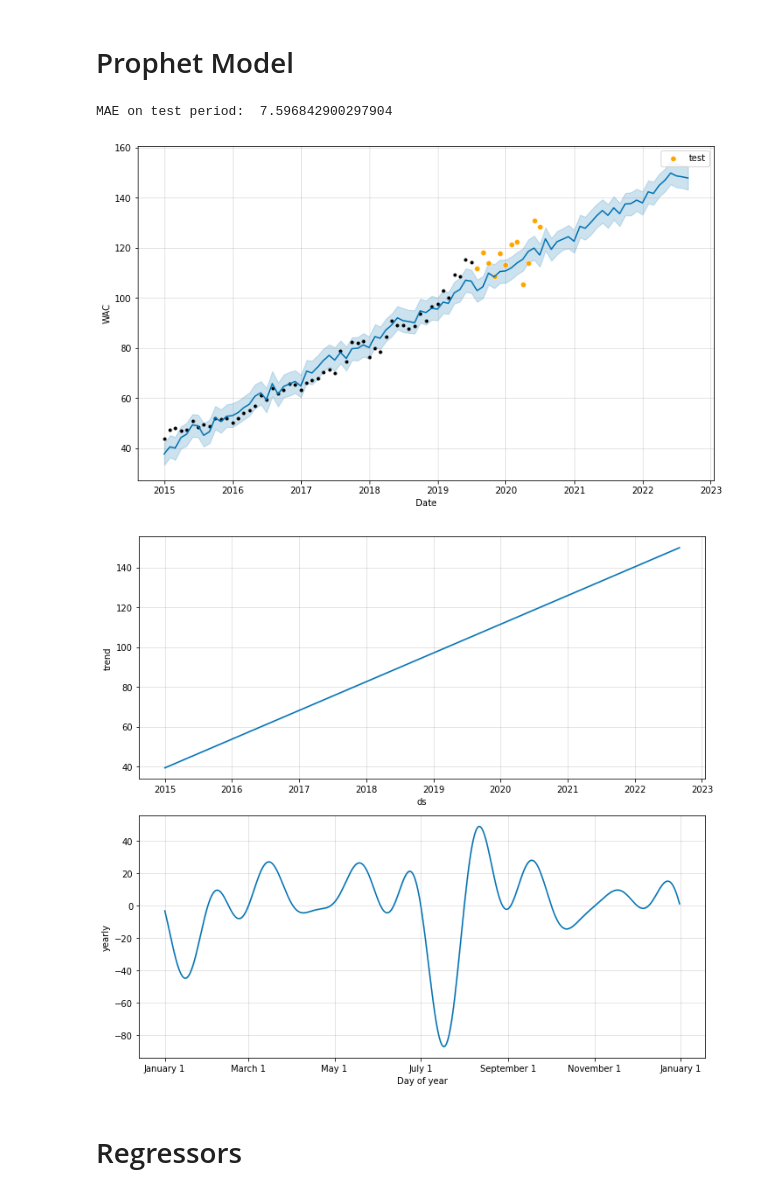
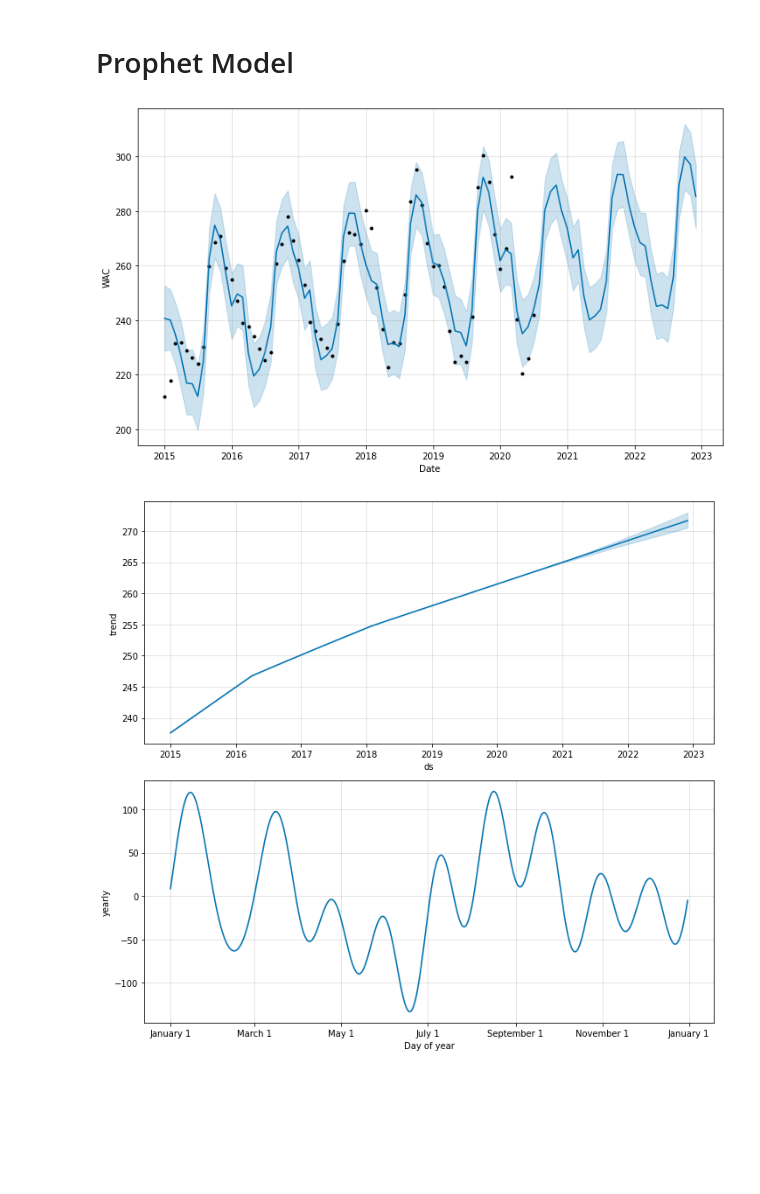
Before and after one commit to pauldoan/CBS_Nephron, a Jupyter notebook: Predictive Models/Prophet2.ipynb, the cells around one changed output. Cells and saved outputs as stored; diff of their text form; code cells hidden in the pictures; blank space fills up the shorter version.

```diff
--- a/Predictive Models/Prophet2.ipynb
+++ b/Predictive Models/Prophet2.ipynb
@@ -11,6 +88,8 @@ import seaborn as sns
+# %%
+selected_class = 'VACCINES (PURE, COMB, OTHER)'
 # %%
 # Loading dataset
-dataframe = pd.read_csv('/content/drive/My Drive/Class/Nephron Project/Data/Processed data/drugs_pct_changes_monthly.csv')
+dataframe = pd.read_csv('../Processed_Data/drugs_pct_changes_monthly.csv')
 
 # Only NDCs that have full period
 last_period = dataframe[(dataframe.Year == 2020) & (dataframe.Month == 7)].NDC.unique()
@@ -19,9 +98,11 @@ dataframe.Date = pd.to_datetime(dataframe.Date, format='%Y_%m')
 selected_NDC = list(set(last_period).intersection(first_period))
 dataframe = dataframe[dataframe.NDC.isin(selected_NDC)]
 
-# Dropping NA
-# dataframe = dataframe.dropna()
-# print("shape: ", dataframe.shape)
+# Fill in the pct change NA by 0 (first values)
+dataframe.Pct_change = dataframe.Pct_change.fillna(0)
+
+# Fill in the Previous_TRx NA by latest value (first values)
+dataframe.Previous_TRx = dataframe.Previous_TRx.fillna(method='ffill')
 
 # Dropping before 2015 because 2014 is not good
 dataframe = dataframe[dataframe.Date >= pd.to_datetime('2015-01-01')]
@@ -162,25 +210,24 @@ def prophet_model(data, test_date=None, prediction_period=365, changepoint_prior
     # Return model (for plotting), full forecast, and test period dataset
     return model, forecast, test_set
 # %%
-model, forecast, test_set = prophet_model(data=df, test_date='2019-08-01', prediction_period=38, changepoint_prior_scale=.005)
+model, forecast, test_set = prophet_model(data=df, test_date=None, prediction_period=29, changepoint_prior_scale=.05)
 
 # plotting results
 fig, ax = plt.subplots(figsize=(10, 6))
 model.plot(forecast, ax=ax);
 if test_set is not None:
     sns.scatterplot(x= test_set.ds, y=test_set.y, color='orange', label='test')
     plt.legend()
     print('MAE on test period: ', mean_absolute_error(test_set.y, test_set.yhat))
 
 plt.xlabel('Date')
 plt.ylabel('WAC')
 plt.show()
 
 
 # plotting components
 model.plot_components(forecast, figsize=(10, 9))
 plt.show()
 # %% [output]
-MAE on test period:  7.596842900297904
-[figure, old version]
+[figure, new version]
-[figure, old version]
+[figure, new version]
@@ -189,2 +233,0 @@ MAE on test period:  7.596842900297904
-# %% [markdown]
-# Regressors
```
Also changed, not shown: parts of 13 cells of this notebook, 11 other files.
